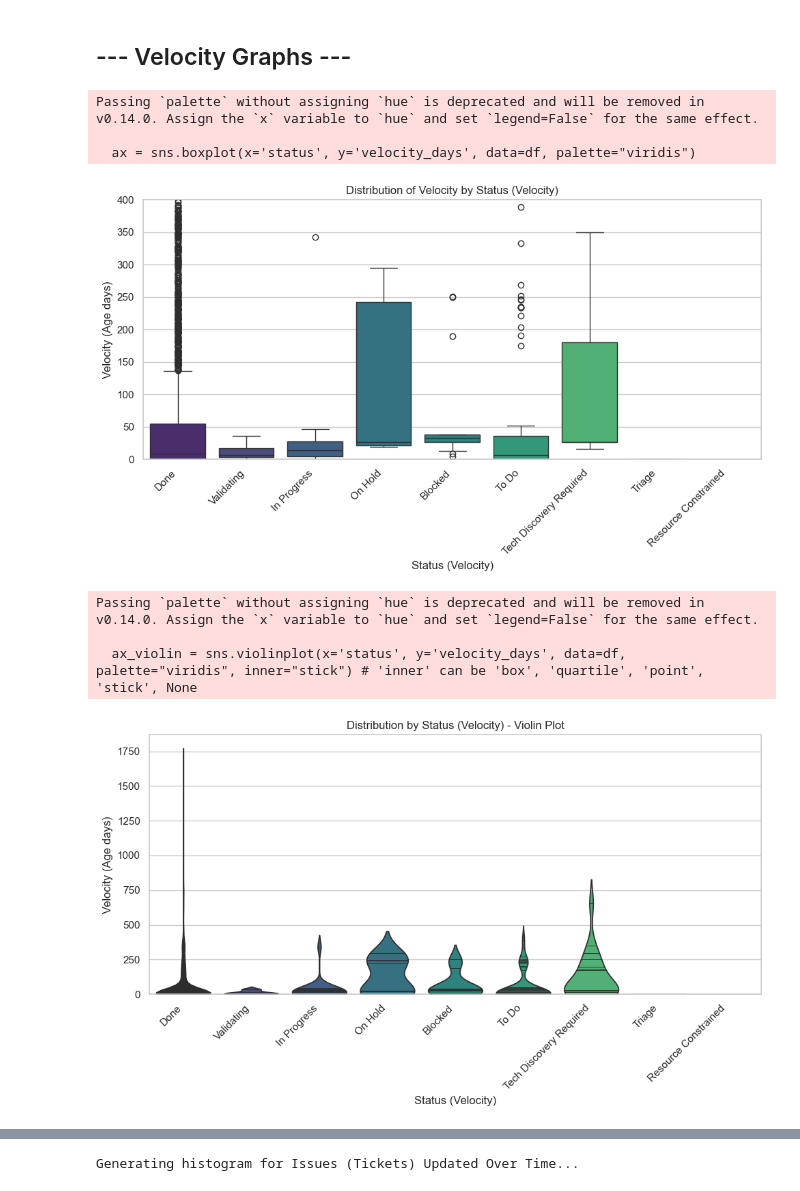
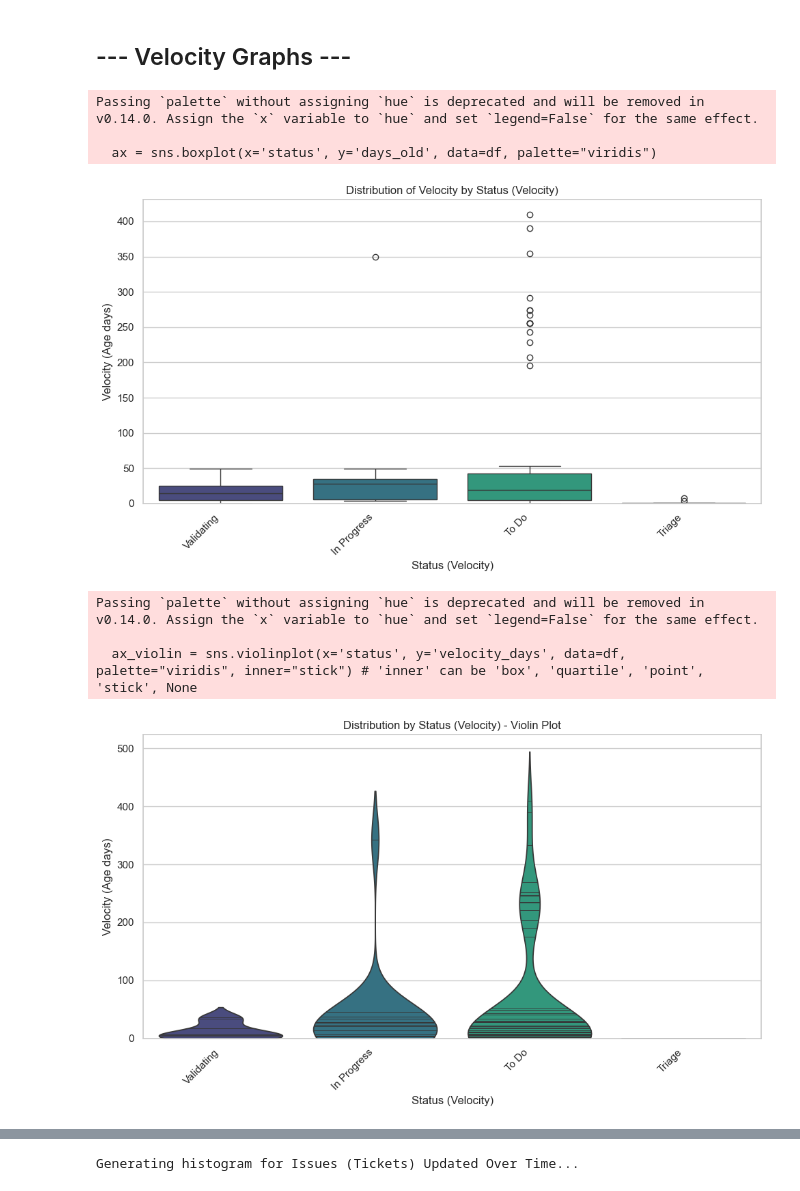
Before and after one commit to jorgeerodriguez/Jira, a Jupyter notebook: Jira.ipynb, the cells around one changed output, grey strips where cells are left out. Saved outputs shown, nothing was run; the diff lists cells and outputs as text; code cells hidden in the pictures.

```diff
--- a/Jira.ipynb
+++ b/Jira.ipynb
@@ -1556,47 +1557,53 @@ plt.figure(figsize=(10, 6))
 # data: Your DataFrame
 # palette: Optional color scheme
 df = df_issues.copy()
+df = df[(df['updated'].dt.year > 2000) & (df['created'].dt.year > 2000)] # Filter out rows with NaT values
 # Now you can safely use the .dt accessor
 #df = df[df['status'] == 'In Progress'] # Filter out NaT values
-#df = df[df['status'] != 'Done'] # Filter out NaT values
+df = df[df['status'] != 'Done'] # Filter out NaT values
 df = df[df['status'] != 'Will Not Do'] # Filter out NaT values
+df = df[df['status'] != 'Blocked'] # Filter out NaT values
+df = df[df['status'] != 'Resource Constrained'] # Filter out NaT values
+df = df[df['status'] != 'On Hold'] # Filter out NaT values
+df = df[df['status'] != 'Tech Discovery Required'] # Filter out NaT values
+#df = df[df['days_old'] <= 365] # Filter out NaT values
 
 # Ensure 'velocity' is of type timedelta
 #df['velocity'] = pd.to_timedelta(df['velocity'], errors='coerce')
 
 # Use .dt.days to extract the number of days from the 'velocity' column
 #d f['velocity_days'] = df['velocity'].dt.days
 
 
 # Create the box plot using the 'velocity_days' column
-ax = sns.boxplot(x='status', y='velocity_days', data=df, palette="viridis")
+ax = sns.boxplot(x='status', y='days_old', data=df, palette="viridis")
 
 # --- Customize the Plot ---
 # Add a title
 plt.title(f'Distribution of Velocity by Status ({status_column.capitalize()})')
 
 # Set axis labels
 plt.xlabel(f'Status ({status_column.capitalize()})')
 plt.ylabel(f'Velocity ({age_column.replace("_", " ").capitalize()})')
 y_min, y_max = plt.ylim() # Get current y-axis limits
 y_min = 0 # Set minimum y-axis limit to 0
-y_max = 400
+#y_max = 400
 plt.ylim(y_min, y_max) # Set y-axis limits to the current limits
 
 
 # Rotate x-axis labels if they are long or overlap
 plt.xticks(rotation=45, ha='right')
 
 # Adjust layout to prevent labels from overlapping
 plt.tight_layout()
 
 # --- Display the Plot ---
 plt.show()
 # %% [output]
 Passing `palette` without assigning `hue` is deprecated and will be removed in v0.14.0. Assign the `x` variable to `hue` and set `legend=False` for the same effect.
 
-  ax = sns.boxplot(x='status', y='velocity_days', data=df, palette="viridis")
+  ax = sns.boxplot(x='status', y='days_old', data=df, palette="viridis")
-[figure, old version]
+[figure, new version]
 # %%
 # --- Alternative: Violin Plot ---
 # If you prefer a violin plot (shows density distribution), uncomment the lines below:
@@ -1616,5 +1623,5 @@ plt.show()
 Passing `palette` without assigning `hue` is deprecated and will be removed in v0.14.0. Assign the `x` variable to `hue` and set `legend=False` for the same effect.
 
   ax_violin = sns.violinplot(x='status', y='velocity_days', data=df, palette="viridis", inner="stick") # 'inner' can be 'box', 'quartile', 'point', 'stick', None
-[figure, old version]
+[figure, new version]
 # %%
```
Also changed, not shown: parts of 22 cells of this notebook.
